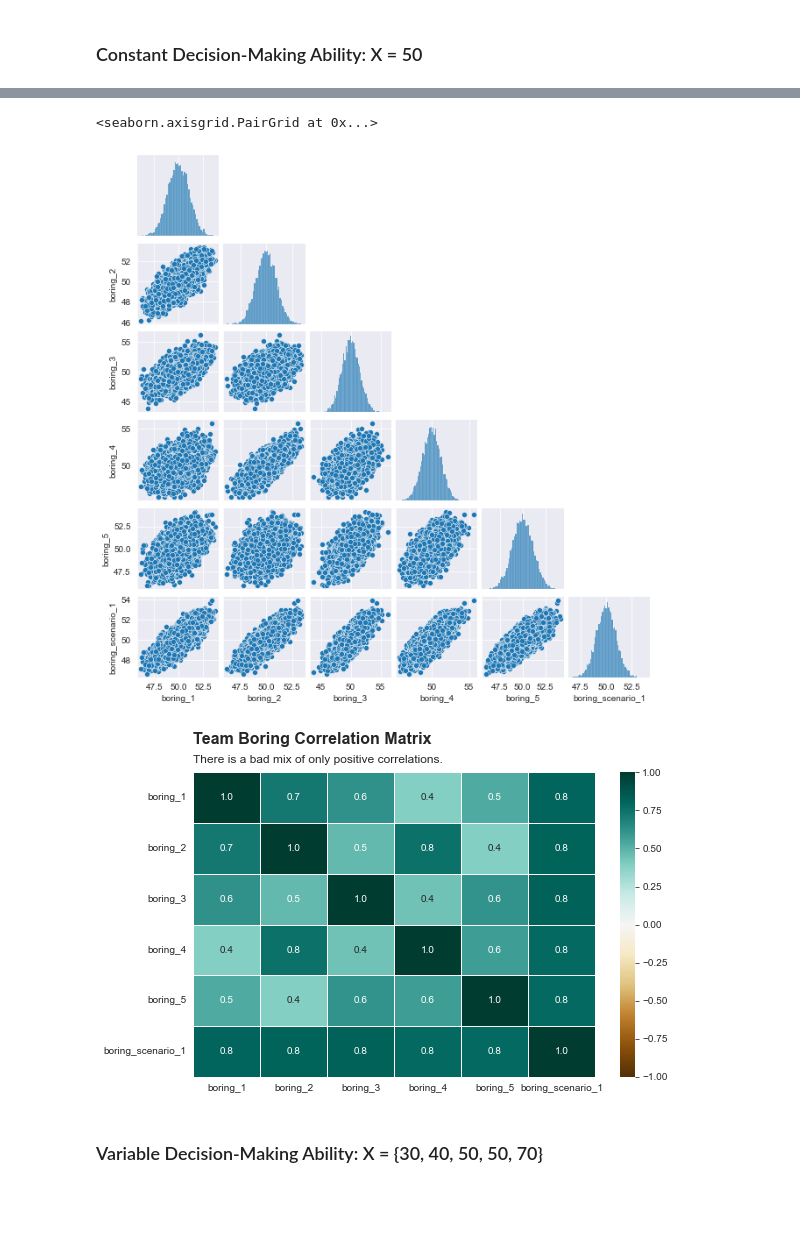
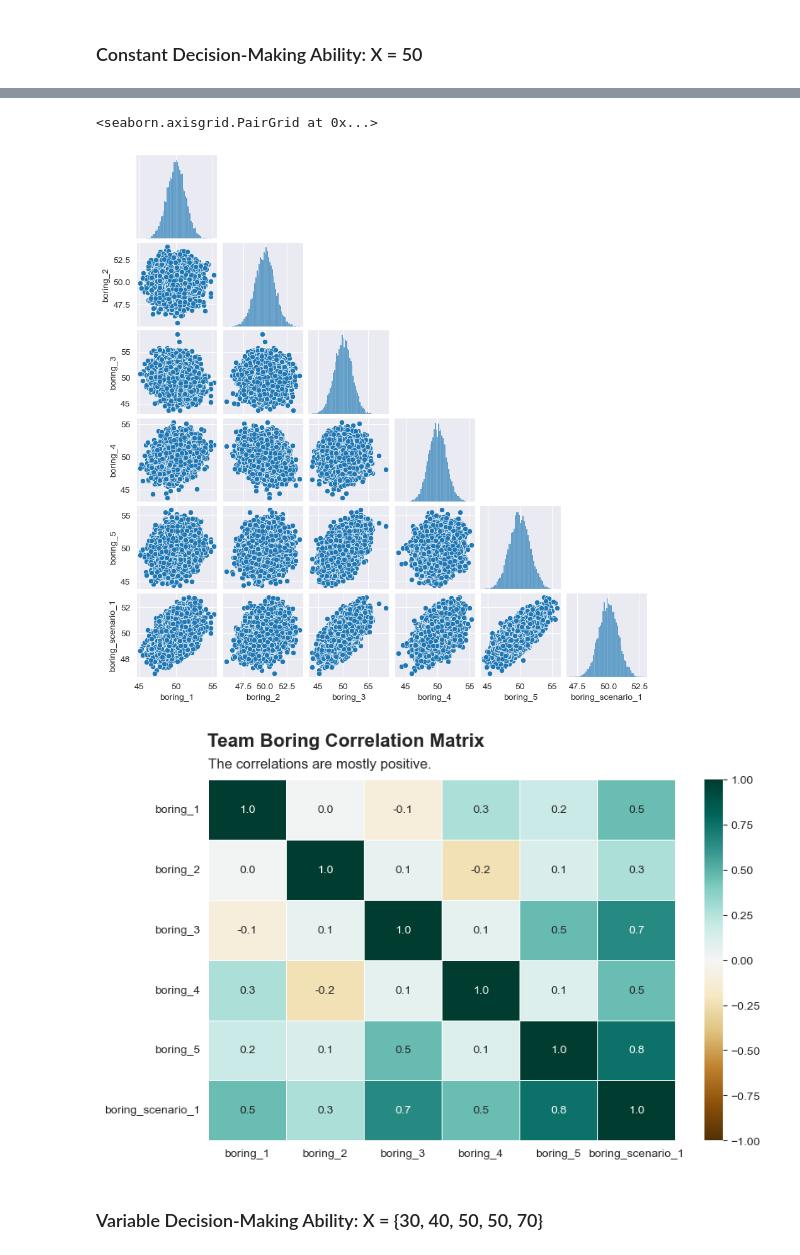
Before and after one commit to jrgilbertson/blog-notebooks, a Jupyter notebook: diversity_and_variance/diversity_and_variance.ipynb, the cells around one changed output, grey strips where cells are left out. Cells and saved outputs as stored; diff of their text form; code cells hidden in the pictures; blank space fills up the shorter version.

Commit message:
fixed team boring covariance matrix

```diff
--- a/diversity_and_variance/diversity_and_variance.ipynb
+++ b/diversity_and_variance/diversity_and_variance.ipynb
@@ -112,7 +109,6 @@ sns.heatmap(team_diversity_variable_df.corr(), annot=True, fmt='.1f', linewidths
 ### Constant Decision-Making Ability: X = 50
 # %%
 np.random.seed(47)
-# Take the absolute value to ensure that there are positive correlations.
-team_boring_correlations = abs(np.random.normal(0, 1, 20))
+team_boring_correlations = np.random.normal(0.5, 1, 20)
 team_boring_correlations
 # %% [output]
@@ -150,17 +150,17 @@ team_boring_df.describe()
 sns.pairplot(team_boring_df, height = 1.5, corner = True)
 # %% [output]
 <seaborn.axisgrid.PairGrid at 0x...>
-[figure, old version]
+[figure, new version]
 # %%
 plt.figure(figsize=(9, 5.6))
 
 sns.heatmap(team_boring_df.corr(), annot=True, fmt='.1f', linewidths=.5, vmin=-1, center=0, vmax=1, cmap='BrBG')
 plt.suptitle('Team Boring Correlation Matrix', x=0.308, fontsize=16, fontweight='bold')
-plt.title('There is a bad mix of only positive correlations.', fontsize=12, loc='left', pad=10)
+plt.title('The correlations are mostly positive.', fontsize=12, loc='left', pad=10)
 
 plt.savefig('team_boring.png', bbox_inches='tight', dpi=300)
 # %% [output]
-[figure, old version]
+[figure, new version]
 # %% [markdown]
 ### Variable Decision-Making Ability: X = {30, 40, 50, 50, 70}
 # %%
```
Also changed, not shown: parts of 15 cells of this notebook, 3 other files.
